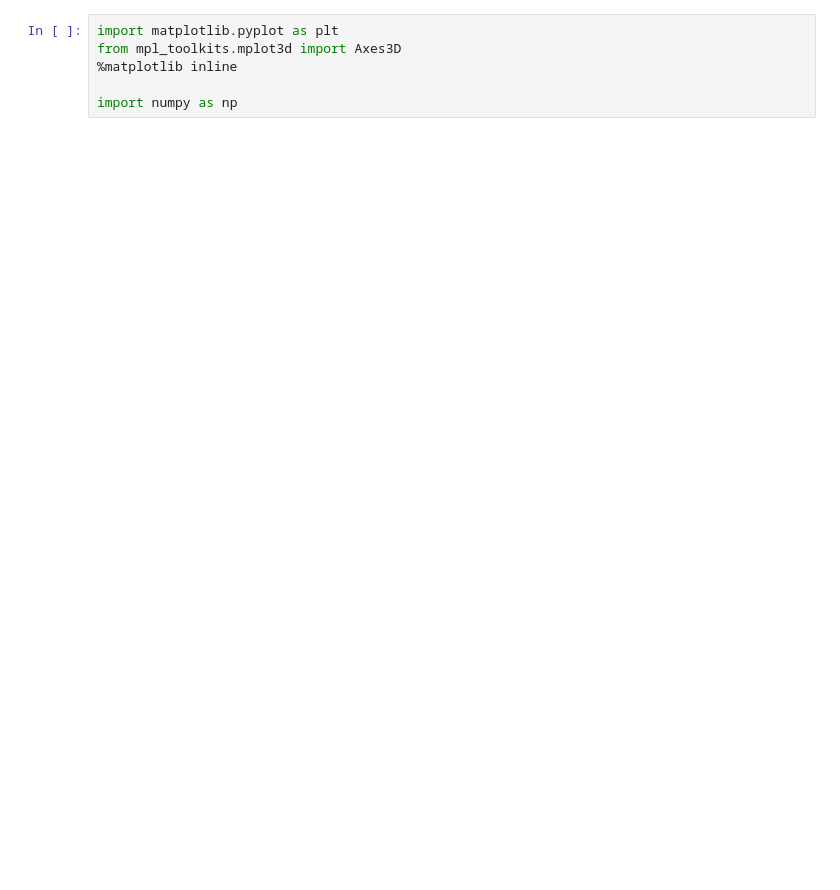
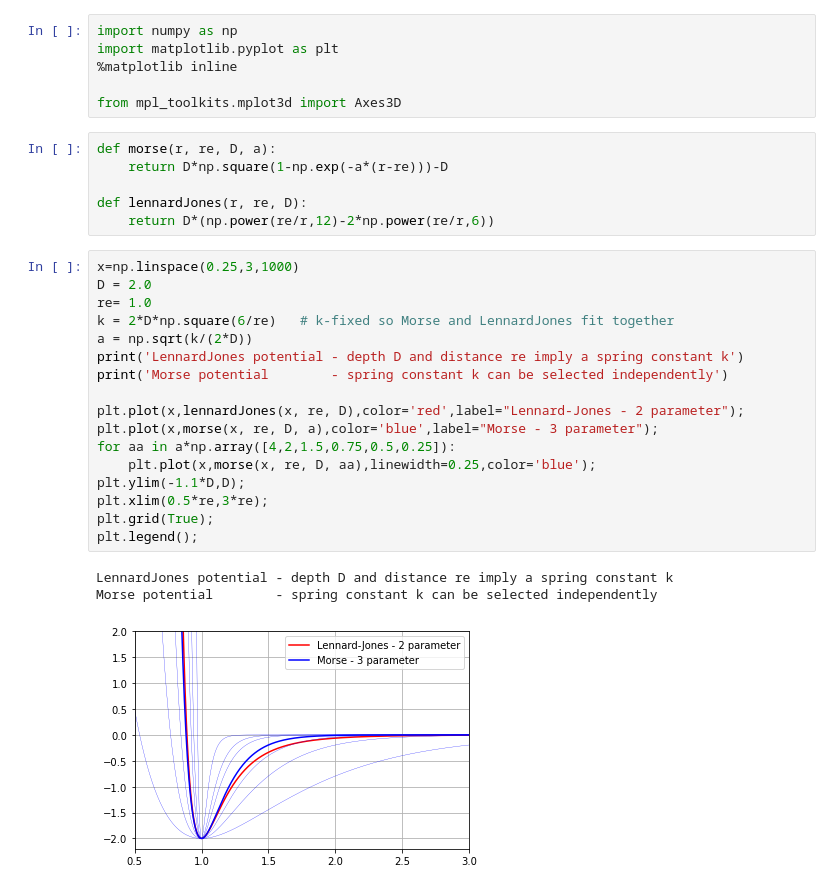
Before and after one commit to cthierfelder/PhysicsInPython, a Jupyter notebook: 14_MoleculeStructure.ipynb, the cells around one changed output. Cells and saved outputs as stored; diff of their text form; blank space fills up the shorter version.

```diff
--- a/14_MoleculeStructure.ipynb
+++ b/14_MoleculeStructure.ipynb
@@ -1,7 +1,34 @@
 # %%
+import numpy as np
 import matplotlib.pyplot as plt
-from mpl_toolkits.mplot3d import Axes3D
 %matplotlib inline
 
-import numpy as np
+from mpl_toolkits.mplot3d import Axes3D
+# %%
+def morse(r, re, D, a):
+    return D*np.square(1-np.exp(-a*(r-re)))-D
+
+def lennardJones(r, re, D):
+    return D*(np.power(re/r,12)-2*np.power(re/r,6))
+# %%
+x=np.linspace(0.25,3,1000)
+D = 2.0
+re= 1.0
+k = 2*D*np.square(6/re)   # k-fixed so Morse and LennardJones fit together
+a = np.sqrt(k/(2*D))
+print('LennardJones potential - depth D and distance re imply a spring constant k')
+print('Morse potential        - spring constant k can be selected independently')
+
+plt.plot(x,lennardJones(x, re, D),color='red',label="Lennard-Jones - 2 parameter");
+plt.plot(x,morse(x, re, D, a),color='blue',label="Morse - 3 parameter");
+for aa in a*np.array([4,2,1.5,0.75,0.5,0.25]):
+    plt.plot(x,morse(x, re, D, aa),linewidth=0.25,color='blue');
+plt.ylim(-1.1*D,D);
+plt.xlim(0.5*re,3*re);
+plt.grid(True);
+plt.legend();
+# %% [output]
+LennardJones potential - depth D and distance re imply a spring constant k
+Morse potential        - spring constant k can be selected independently
+[figure, added]
 # %%
```
Also changed, not shown: parts of 4 cells of this notebook.
